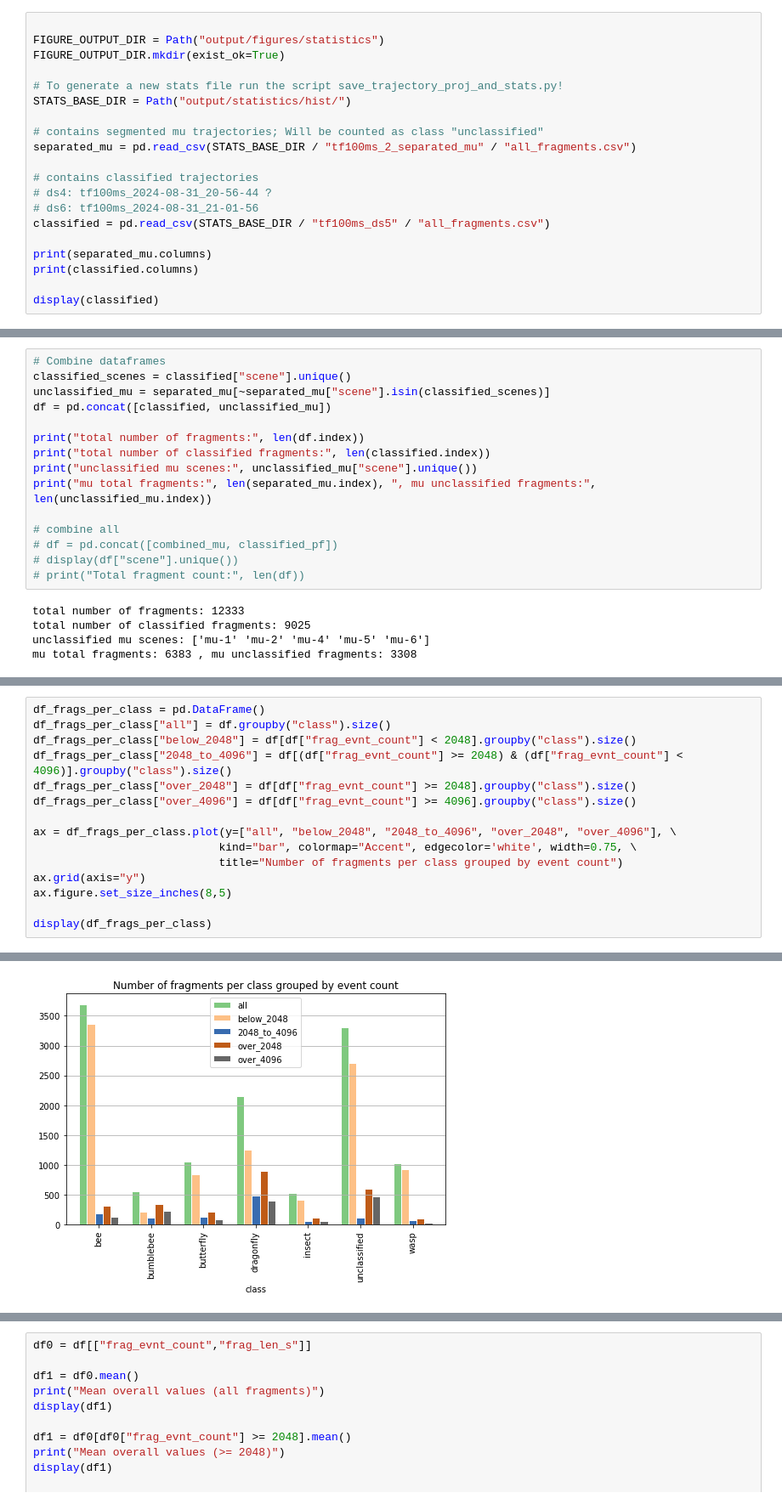
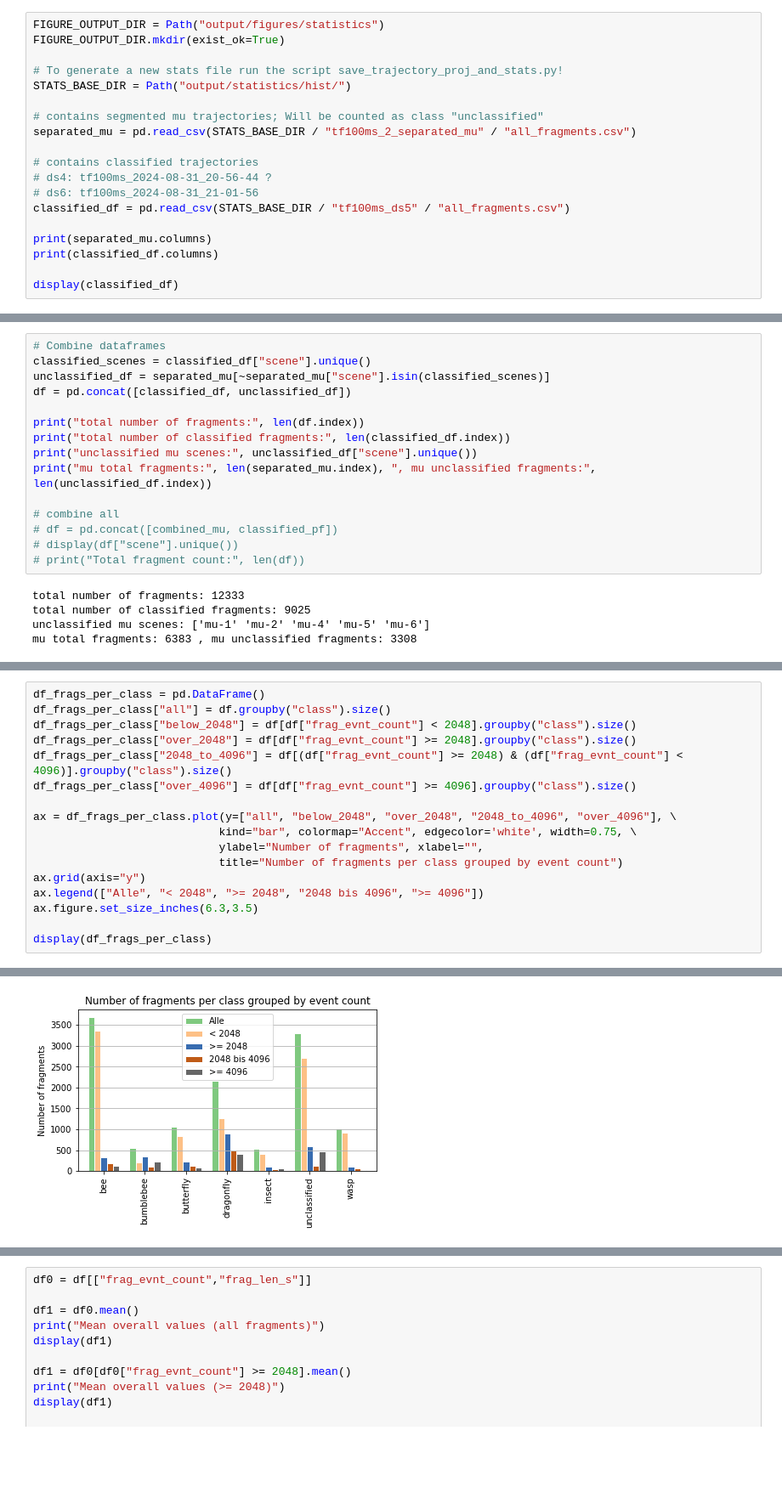
Before and after one commit to boeges/ma_point_cloud_processing, a Jupyter notebook: dataset_statistics.ipynb, the cells around one changed output, grey strips where cells are left out. Shown at 85% size. Saved outputs shown, nothing was run; the diff lists cells and outputs as text; blank space fills up the shorter version.

Commit message:
stats

```diff
--- a/dataset_statistics.ipynb
+++ b/dataset_statistics.ipynb
@@ -14,7 +15,6 @@ pd.set_option("display.precision", 2)
 # %% [markdown]
 ## Load statistics
 # %%
-
 FIGURE_OUTPUT_DIR = Path("output/figures/statistics")
 FIGURE_OUTPUT_DIR.mkdir(exist_ok=True)
 
@@ -27,12 +27,12 @@ separated_mu = pd.read_csv(STATS_BASE_DIR / "tf100ms_2_separated_mu" / "all_frag
 # contains classified trajectories
 # ds4: tf100ms_2024-08-31_20-56-44 ?
 # ds6: tf100ms_2024-08-31_21-01-56
-classified = pd.read_csv(STATS_BASE_DIR / "tf100ms_ds5" / "all_fragments.csv")
+classified_df = pd.read_csv(STATS_BASE_DIR / "tf100ms_ds5" / "all_fragments.csv")
 
 print(separated_mu.columns)
-print(classified.columns)
+print(classified_df.columns)
 
-display(classified)
+display(classified_df)
 # %% [output]
 Index(['scene', 'instance_id', 'fragment_id', 'class', 'traj_evnt_count',
        'traj_len_s', 'frag_evnt_count', 'frag_len_s'],
@@ -66,14 +66,14 @@ display(separated_mu.head())
 | 4 | mu-1 | 0 | 4 | unclassified | 1015970 | 40.43 | 450 | 0.1 |
 # %%
 # Combine dataframes
-classified_scenes = classified["scene"].unique()
-unclassified_mu = separated_mu[~separated_mu["scene"].isin(classified_scenes)]
-df = pd.concat([classified, unclassified_mu])
+classified_scenes = classified_df["scene"].unique()
+unclassified_df = separated_mu[~separated_mu["scene"].isin(classified_scenes)]
+df = pd.concat([classified_df, unclassified_df])
 
 print("total number of fragments:", len(df.index))
-print("total number of classified fragments:", len(classified.index))
-print("unclassified mu scenes:", unclassified_mu["scene"].unique())
-print("mu total fragments:", len(separated_mu.index), ", mu unclassified fragments:", len(unclassified_mu.index))
+print("total number of classified fragments:", len(classified_df.index))
+print("unclassified mu scenes:", unclassified_df["scene"].unique())
+print("mu total fragments:", len(separated_mu.index), ", mu unclassified fragments:", len(unclassified_df.index))
 
 # combine all
 # df = pd.concat([combined_mu, classified_pf])
@@ -118,15 +308,17 @@ dtype: int64
 df_frags_per_class = pd.DataFrame()
 df_frags_per_class["all"] = df.groupby("class").size()
 df_frags_per_class["below_2048"] = df[df["frag_evnt_count"] < 2048].groupby("class").size()
+df_frags_per_class["over_2048"] = df[df["frag_evnt_count"] >= 2048].groupby("class").size()
 df_frags_per_class["2048_to_4096"] = df[(df["frag_evnt_count"] >= 2048) & (df["frag_evnt_count"] < 4096)].groupby("class").size()
-df_frags_per_class["over_2048"] = df[df["frag_evnt_count"] >= 2048].groupby("class").size()
 df_frags_per_class["over_4096"] = df[df["frag_evnt_count"] >= 4096].groupby("class").size()
 
-ax = df_frags_per_class.plot(y=["all", "below_2048", "2048_to_4096", "over_2048", "over_4096"], \
+ax = df_frags_per_class.plot(y=["all", "below_2048", "over_2048", "2048_to_4096", "over_4096"], \
                             kind="bar", colormap="Accent", edgecolor='white', width=0.75, \
+                            ylabel="Number of fragments", xlabel="",
                             title="Number of fragments per class grouped by event count")
 ax.grid(axis="y")
-ax.figure.set_size_inches(8,5)
+ax.legend(["Alle", "< 2048", ">= 2048", "2048 bis 4096", ">= 4096"])
+ax.figure.set_size_inches(6.3,3.5)
 
 display(df_frags_per_class)
 # %% [output]
@@ -142 +334 @@ display(df_frags_per_class)
-[figure, old version]
+[figure, new version]
```
Also changed, not shown: parts of 36 cells of this notebook.
